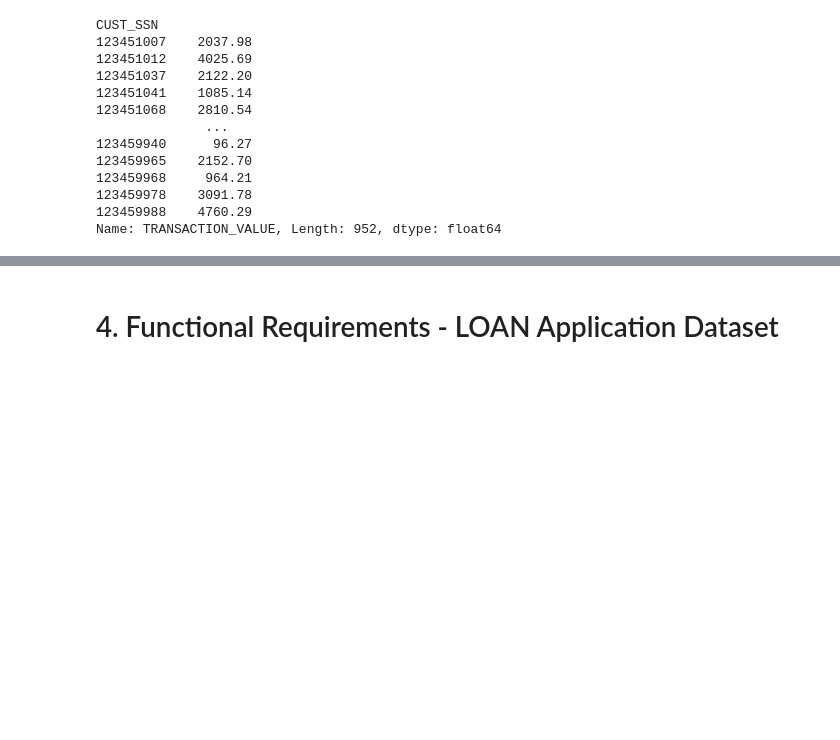
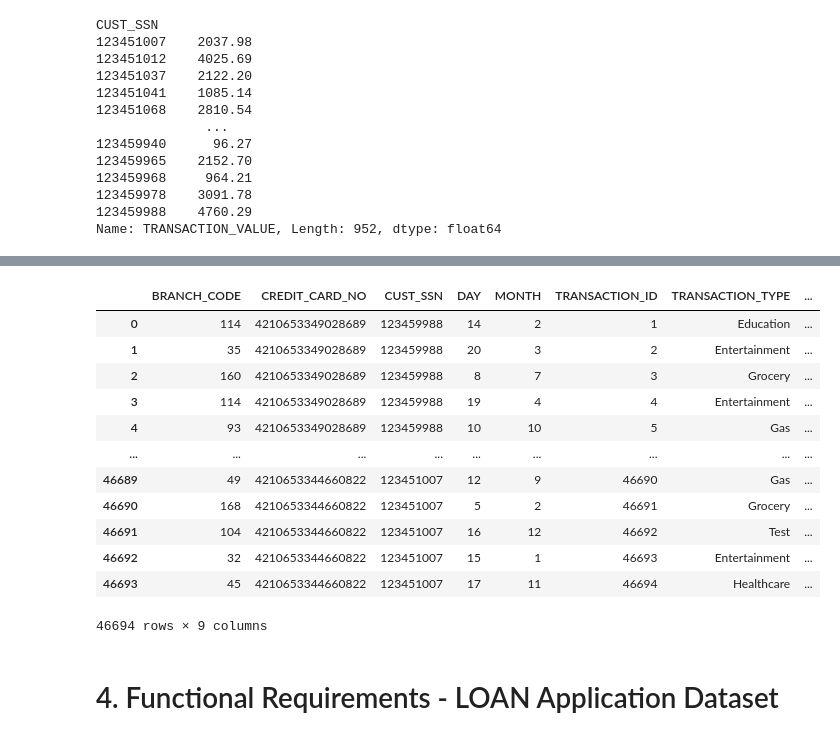
Before and after one commit to AbenezerTsige/Cap_Sone_Project, a Jupyter notebook: Credit_Card_System.ipynb, the cells around one changed output, grey strips where cells are left out. Drawn from its saved outputs; the diff is of its cells as text; code cells hidden in the pictures; blank space fills up the shorter version.

```diff
--- a/Credit_Card_System.ipynb
+++ b/Credit_Card_System.ipynb
@@ -38,13 +32,0 @@ Hint: [You can use PYSQL “select statement query” or simple Pyspark RDD].
-# %%
-# Application to create Dataframes from source
-spark = SparkSession.builder.master('local[1]').appName('CreditCardSystems').getOrCreate()
-
-# Extract the JSON files branch, credit and customer into a dataframe
-df_branch = spark.read.json('cdw_sapp_branch.json')
-df_credit = spark.read.json('cdw_sapp_credit.json')
-df_customer = spark.read.json('cdw_sapp_customer.json')
-
-# Register the DataFrame as a SQL temporary view
-df_credit.createOrReplaceTempView("credit")
-df_customer.createOrReplaceTempView("customer")
-df_branch.createOrReplaceTempView("branch")
@@ -336,3 +385,21 @@ Name: TRANSACTION_VALUE, Length: 952, dtype: float64
+# %%
+# x = branches
+# y = transactions
+df_credit_pd
+# %% [output]
+|  | BRANCH_CODE | CREDIT_CARD_NO | CUST_SSN | DAY | MONTH | TRANSACTION_ID | TRANSACTION_TYPE | ... |
+| 0 | 114 | 4210653349028689 | 123459988 | 14 | 2 | 1 | Education | ... |
+| 1 | 35 | 4210653349028689 | 123459988 | 20 | 3 | 2 | Entertainment | ... |
+| 2 | 160 | 4210653349028689 | 123459988 | 8 | 7 | 3 | Grocery | ... |
+| 3 | 114 | 4210653349028689 | 123459988 | 19 | 4 | 4 | Entertainment | ... |
+| 4 | 93 | 4210653349028689 | 123459988 | 10 | 10 | 5 | Gas | ... |
+| ... | ... | ... | ... | ... | ... | ... | ... | ... |
+| 46689 | 49 | 4210653344660822 | 123451007 | 12 | 9 | 46690 | Gas | ... |
+| 46690 | 168 | 4210653344660822 | 123451007 | 5 | 2 | 46691 | Grocery | ... |
+| 46691 | 104 | 4210653344660822 | 123451007 | 16 | 12 | 46692 | Test | ... |
+| 46692 | 32 | 4210653344660822 | 123451007 | 15 | 1 | 46693 | Entertainment | ... |
+| 46693 | 45 | 4210653344660822 | 123451007 | 17 | 11 | 46694 | Healthcare | ... |
+46694 rows × 9 columns
 # %% [markdown]
 # 4. Functional Requirements - LOAN Application Dataset
 # %% [markdown]
```
Also changed, not shown: parts of 32 cells of this notebook.
